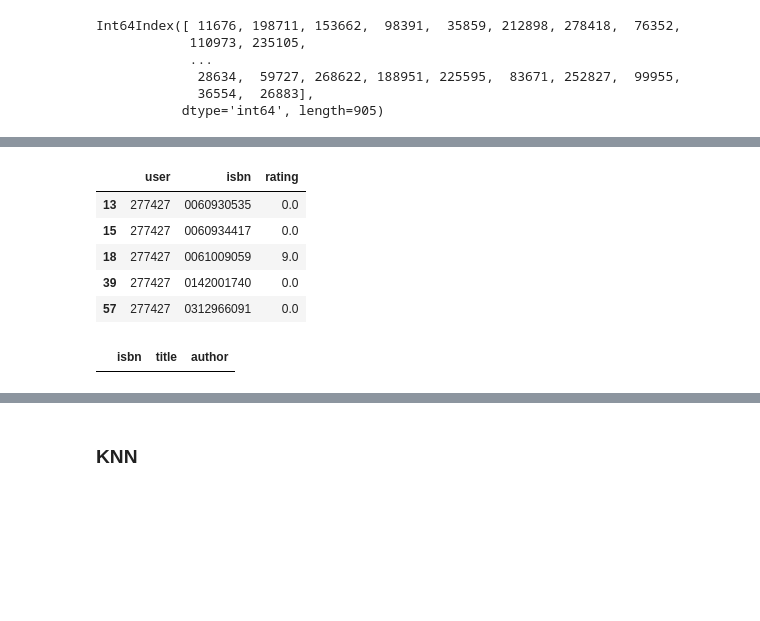
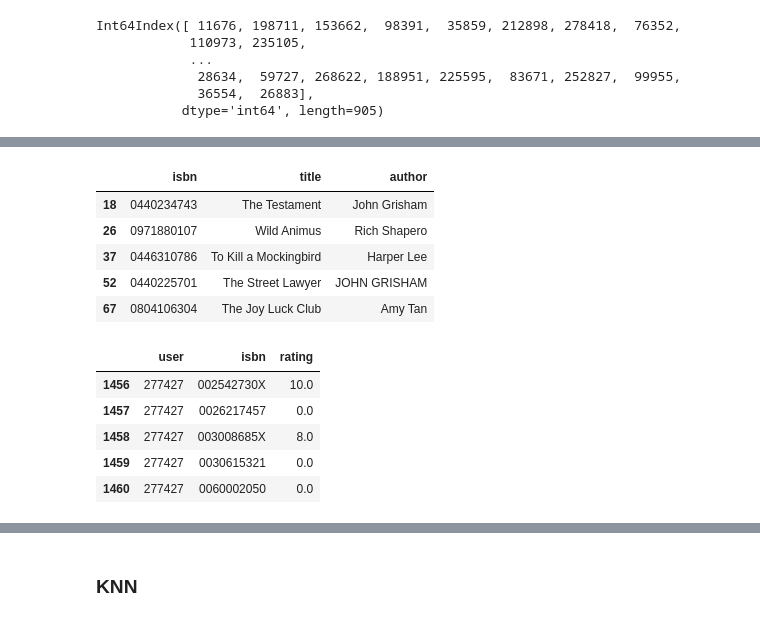
Before and after one commit to valemicolgarcia/TensorFlow, a Jupyter notebook: Book Recomendation/fcc_book_recommendation_knn.ipynb, the cells around one changed output, grey strips where cells are left out. Cells and saved outputs as stored; diff of their text form; code cells hidden in the pictures; blank space fills up the shorter version.

```diff
--- a/Book Recomendation/fcc_book_recommendation_knn.ipynb
+++ b/Book Recomendation/fcc_book_recommendation_knn.ipynb
@@ -121,11 +133,7 @@ Int64Index([ 11676, 198711, 153662,  98391,  35859, 212898, 278418,  76352,
            dtype='int64', length=905)
 # %%
 #mantengo solo los usuarios con mas de 200 ratings
-df_filtered_ratingss = df_ratings[df_ratings['user'].isin(users_to_keep)]
-df_filtered_bookss = df_books[df_books['isbn'].isin(users_to_keep)]
+df_filtered_ratings = df_ratings[df_ratings['user'].isin(users_to_keep)]
-# %%
-df_filtered_books = df_filtered_bookss.reset_index(drop=True)
-df_filtered_ratings = df_filtered_ratingss.reset_index(drop=True)
 # %%
 books_counts = df_filtered_ratings['isbn'].value_counts()
 # %%
@@ -157,13 +142,20 @@ df_book_cleaned = df_filtered_books[df_filtered_books['isbn'].isin(books_to_keep
+# %%
+df_filtered_books = df_books[df_books['isbn'].isin(books_to_keep)]
 # %%
-df_rating_cleaned.head()
+df_filtered_books.head()
 # %% [output]
-|  | user | isbn | rating |
-| 13 | 277427 | 0060930535 | 0.0 |
-| 15 | 277427 | 0060934417 | 0.0 |
-| 18 | 277427 | 0061009059 | 9.0 |
-| 39 | 277427 | 0142001740 | 0.0 |
-| 57 | 277427 | 0312966091 | 0.0 |
+|  | isbn | title | author |
+| 18 | 0440234743 | The Testament | John Grisham |
+| 26 | 0971880107 | Wild Animus | Rich Shapero |
+| 37 | 0446310786 | To Kill a Mockingbird | Harper Lee |
+| 52 | 0440225701 | The Street Lawyer | JOHN GRISHAM |
+| 67 | 0804106304 | The Joy Luck Club | Amy Tan |
 # %%
-df_book_cleaned.head()
+df_filtered_ratings.head()
 # %% [output]
-|  | isbn | title | author |
+|  | user | isbn | rating |
+| 1456 | 277427 | 002542730X | 10.0 |
+| 1457 | 277427 | 0026217457 | 0.0 |
+| 1458 | 277427 | 003008685X | 8.0 |
+| 1459 | 277427 | 0030615321 | 0.0 |
+| 1460 | 277427 | 0060002050 | 0.0 |
```
Also changed, not shown: parts of 10 cells of this notebook, 1 other file.
